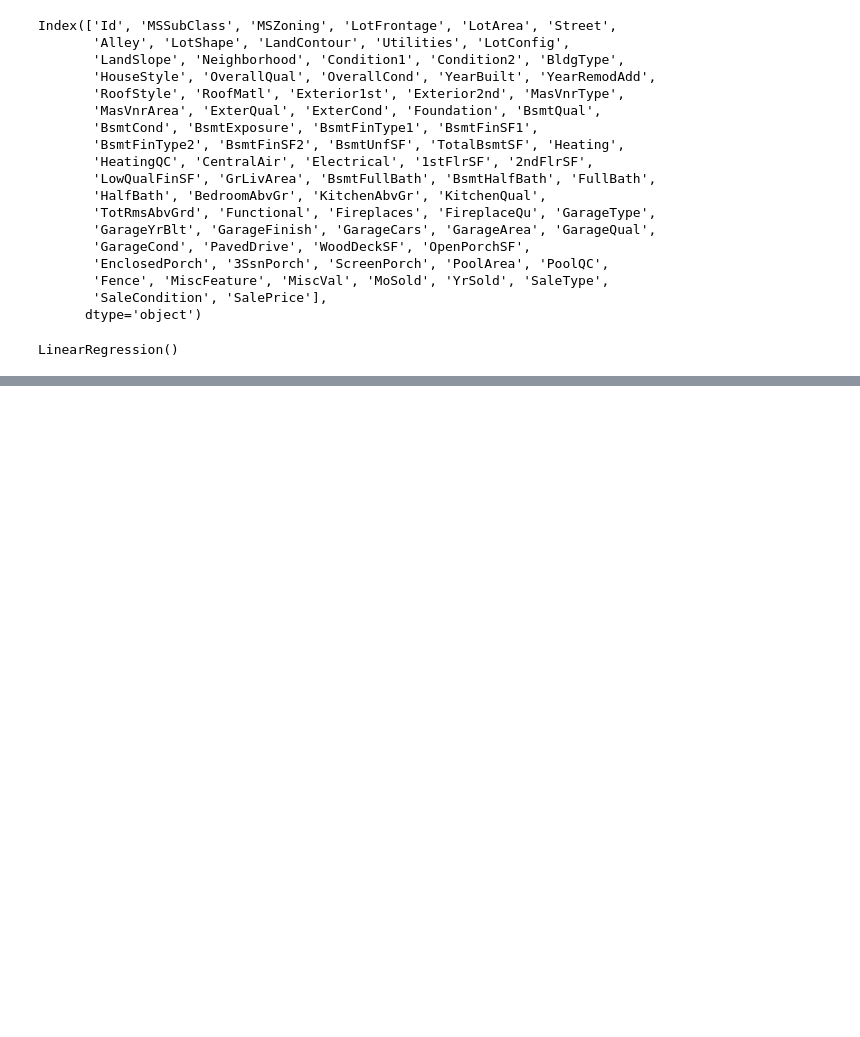
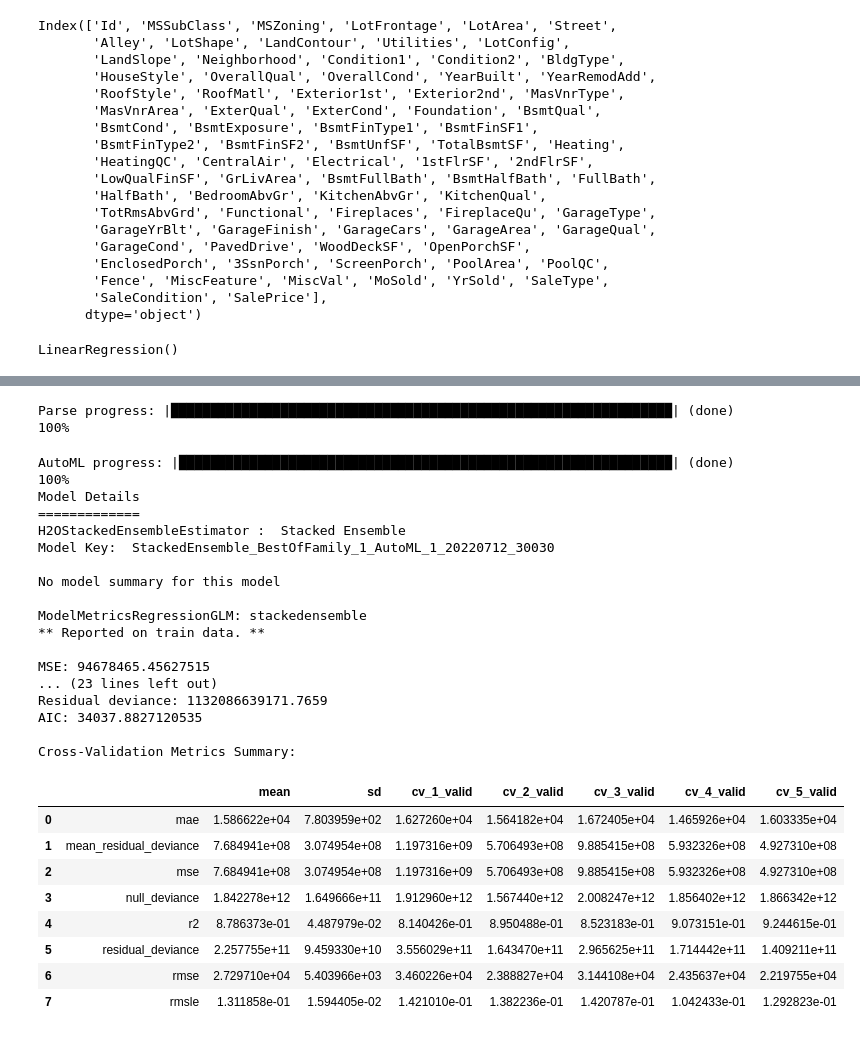
Before and after one commit to nsharma73/kaggle_experiment, a Jupyter notebook: kaggle_experiment.ipynb, the cells around one changed output, grey strips where cells are left out. Saved outputs shown, nothing was run; the diff lists cells and outputs as text; code cells hidden in the pictures; blank space fills up the shorter version.

```diff
--- a/kaggle_experiment.ipynb
+++ b/kaggle_experiment.ipynb
@@ -189,0 +240,4 @@ LinearRegression()
+# %%
+train = h2o.H2OFrame(pd_df_train)
+# %% [output]
+Parse progress: |████████████████████████████████████████████████████████████████| (done) 100%
@@ -189,0 +248,30 @@ LinearRegression()
+# %%
+aml = H2OAutoML(max_models=10, seed=1)
+aml.train(x=x, y=y, training_frame=train)
+# %% [output]
+AutoML progress: |███████████████████████████████████████████████████████████████| (done) 100%
+Model Details
+=============
+H2OStackedEnsembleEstimator :  Stacked Ensemble
+Model Key:  StackedEnsemble_BestOfFamily_1_AutoML_1_20220712_30030
+
+No model summary for this model
+
+ModelMetricsRegressionGLM: stackedensemble
+** Reported on train data. **
+
+MSE: 94678465.45627515
+... (23 lines left out)
+Residual deviance: 1132086639171.7659
+AIC: 34037.8827120535
+
+Cross-Validation Metrics Summary:
+|  |  | mean | sd | cv_1_valid | cv_2_valid | cv_3_valid | cv_4_valid | cv_5_valid |
+| 0 | mae | 1.586622e+04 | 7.803959e+02 | 1.627260e+04 | 1.564182e+04 | 1.672405e+04 | 1.465926e+04 | 1.603335e+04 |
+| 1 | mean_residual_deviance | 7.684941e+08 | 3.074954e+08 | 1.197316e+09 | 5.706493e+08 | 9.885415e+08 | 5.932326e+08 | 4.927310e+08 |
+| 2 | mse | 7.684941e+08 | 3.074954e+08 | 1.197316e+09 | 5.706493e+08 | 9.885415e+08 | 5.932326e+08 | 4.927310e+08 |
+| 3 | null_deviance | 1.842278e+12 | 1.649666e+11 | 1.912960e+12 | 1.567440e+12 | 2.008247e+12 | 1.856402e+12 | 1.866342e+12 |
+| 4 | r2 | 8.786373e-01 | 4.487979e-02 | 8.140426e-01 | 8.950488e-01 | 8.523183e-01 | 9.073151e-01 | 9.244615e-01 |
+| 5 | residual_deviance | 2.257755e+11 | 9.459330e+10 | 3.556029e+11 | 1.643470e+11 | 2.965625e+11 | 1.714442e+11 | 1.409211e+11 |
+| 6 | rmse | 2.729710e+04 | 5.403966e+03 | 3.460226e+04 | 2.388827e+04 | 3.144108e+04 | 2.435637e+04 | 2.219755e+04 |
+| 7 | rmsle | 1.311858e-01 | 1.594405e-02 | 1.421010e-01 | 1.382236e-01 | 1.420787e-01 | 1.042433e-01 | 1.292823e-01 |
```
Also changed, not shown: parts of 9 cells of this notebook.
